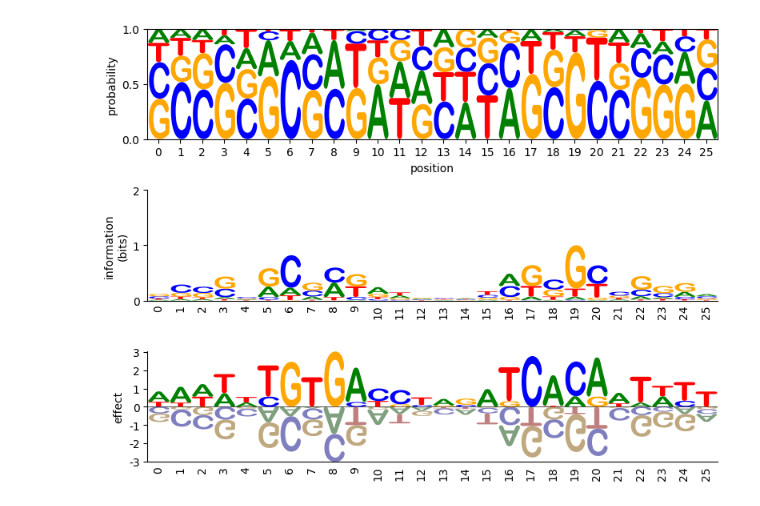
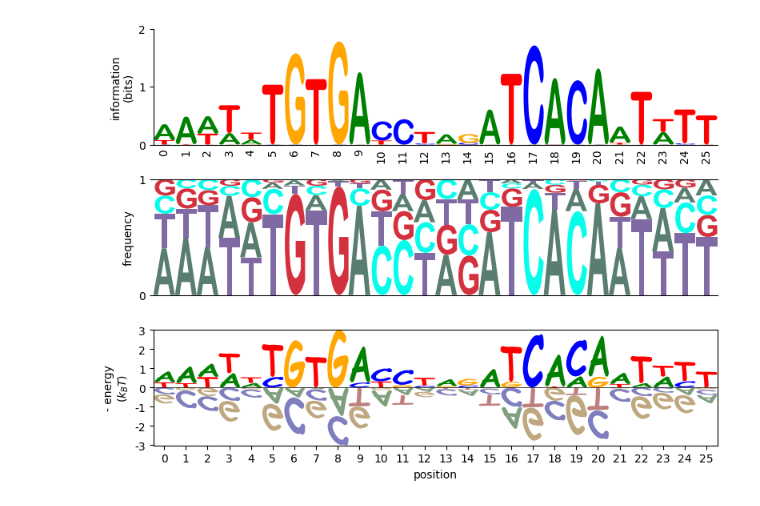
Before and after one commit to jbkinney/logomaker, a Jupyter notebook: test_anylogo.ipynb, the cells around one changed output. Cells and saved outputs as stored; diff of their text form; code cells hidden in the pictures.

Commit message:
Major revision, including working Logo() class

```diff
--- a/test_anylogo.ipynb
+++ b/test_anylogo.ipynb
@@ -24,20 +13,24 @@ effect_df.head()
 # %%
 fig = plt.figure(figsize=[8,6])
 
-# Probability logo
+# Load energy matrix
+energy_mat = pd.read_csv('crp_fullwt.26.txt',delim_whitespace=True)
+
+# Plot information logo
 ax = fig.add_subplot(3,1,1)
-anylogo.draw(ax,effect_df=effect_df,logo_type='probability', logo_style='everything')
+anylogo.Logo(mat=energy_mat, mat_type='energy_mat', logo_type='info_logo').draw()
 
-# Information logo
+# Plot frequency logo
 ax = fig.add_subplot(3,1,2)
-anylogo.draw(ax,effect_df=effect_df,logo_type='information')
+anylogo.Logo(mat=energy_mat, mat_type='energy_mat', font_name='Arial Bold',
+             logo_type='freq_logo', color_scheme='random', logo_style='rails', stack_order='small_on_top').draw()
 
-# Effect logo
+# Plot energy logo
 ax = fig.add_subplot(3,1,3)
-anylogo.draw(ax,effect_df=effect_df,logo_type='effect')
+anylogo.Logo(mat=energy_mat, mat_type='energy_mat',
+             logo_type='energy_logo', neg_flip=True,
+             logo_style='everything', font_name='Comic Sans MS Bold').draw()
 
-# Save logos
 plt.tight_layout()
-plt.savefig('logos.pdf')
 # %% [output]
-[figure, old version]
+[figure, new version]
```
Also changed, not shown: parts of 1 cell of this notebook, 10 other files.
